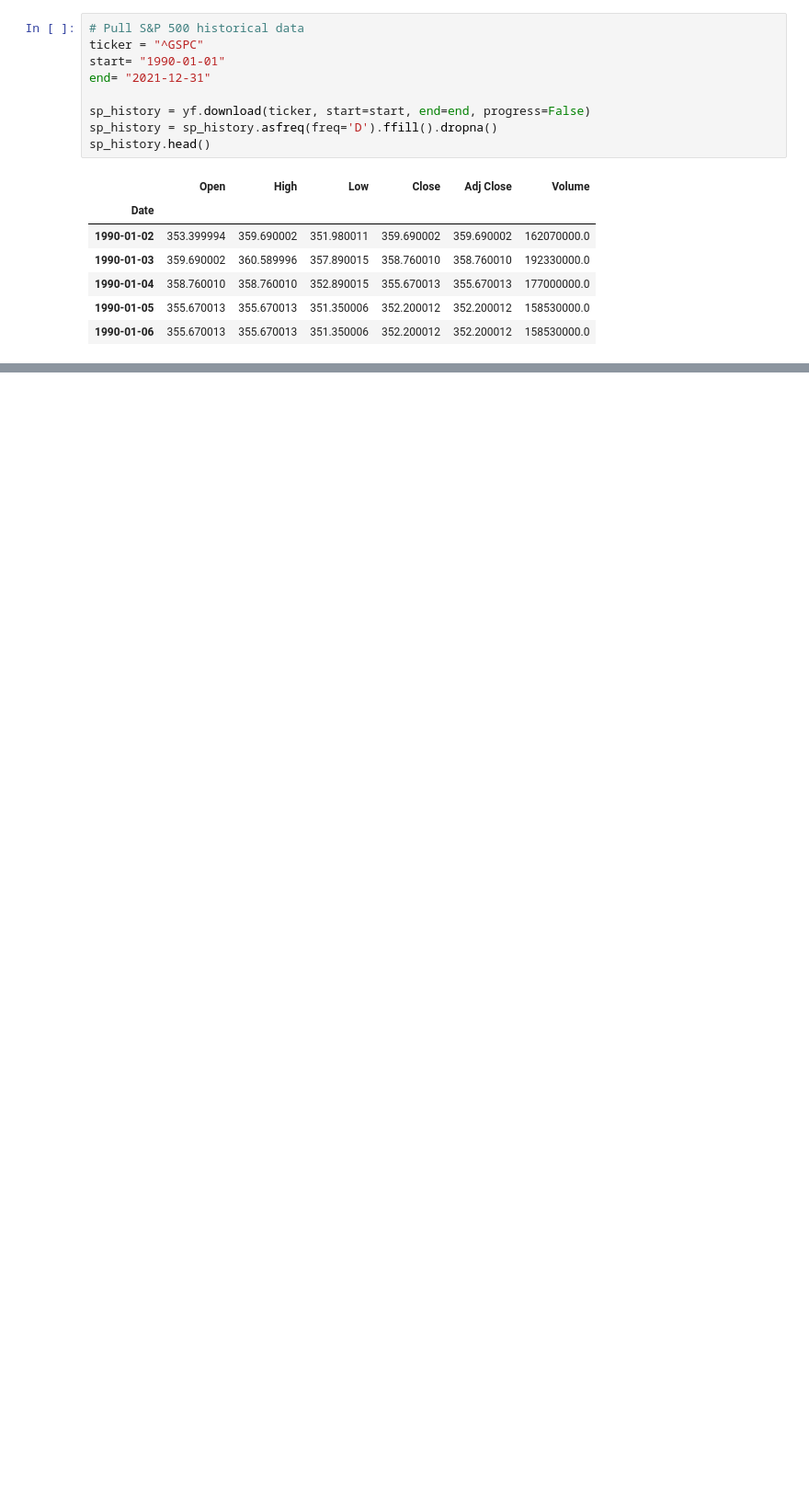
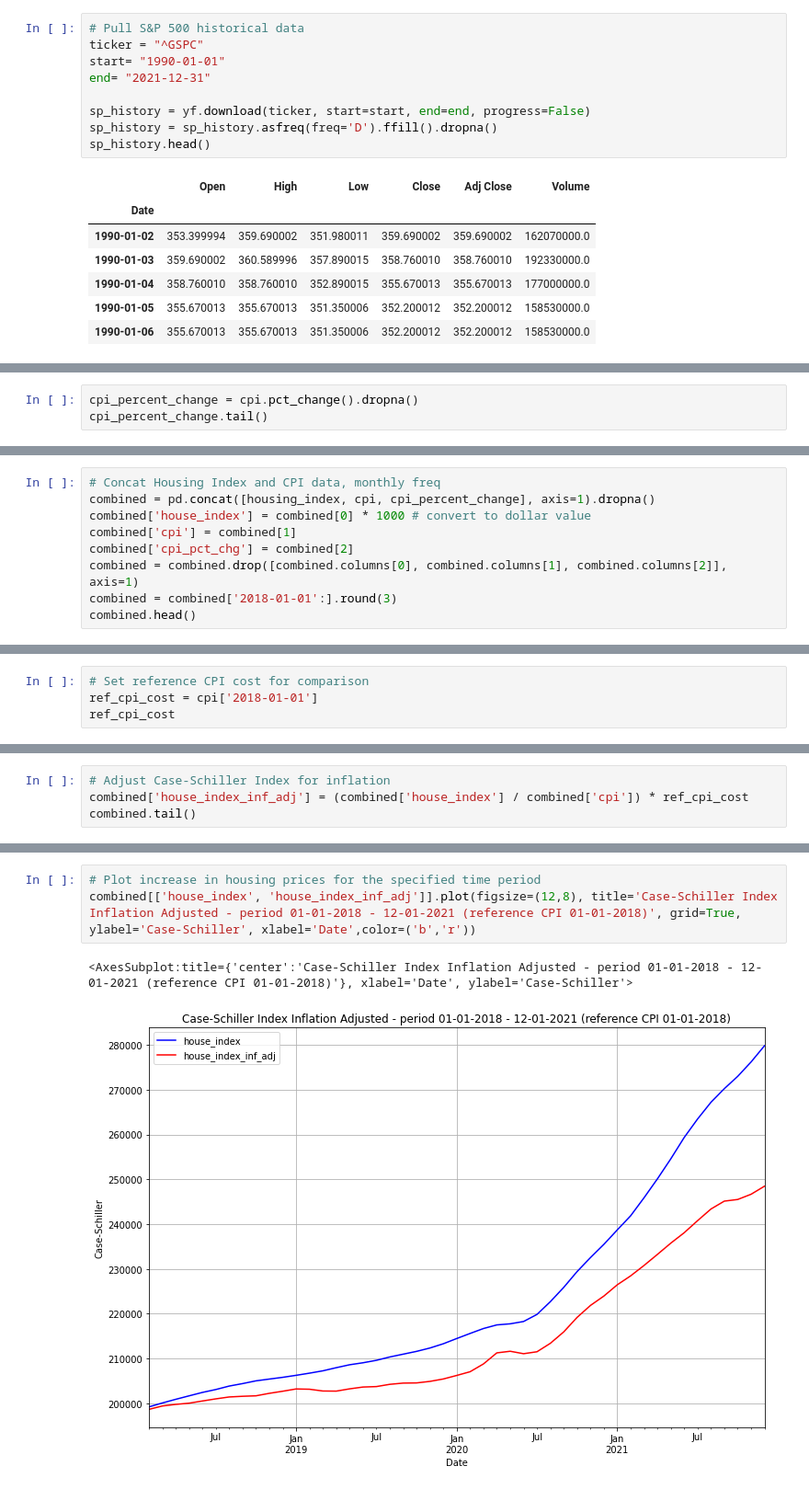
Before and after one commit to dbogatic/economic-indicators, a Jupyter notebook: housing.ipynb, the cells around one changed output, grey strips where cells are left out. Shown: that part at 92% size. Drawn from its saved outputs; the diff is of its cells as text; blank space fills up the shorter version.

Commit message:
add infl adj housing index

```diff
--- a/housing.ipynb
+++ b/housing.ipynb
@@ -67,0 +73,3 @@ ax2.legend(loc='upper right')
+# %%
+cpi_percent_change = cpi.pct_change().dropna()
+cpi_percent_change.tail()
@@ -67,0 +83,9 @@ ax2.legend(loc='upper right')
+# %%
+# Concat Housing Index and CPI data, monthly freq
+combined = pd.concat([housing_index, cpi, cpi_percent_change], axis=1).dropna()
+combined['house_index'] = combined[0] * 1000 # convert to dollar value
+combined['cpi'] = combined[1]
+combined['cpi_pct_chg'] = combined[2]
+combined = combined.drop([combined.columns[0], combined.columns[1], combined.columns[2]], axis=1)
+combined = combined['2018-01-01':].round(3)
+combined.head()
@@ -67,0 +99,4 @@ ax2.legend(loc='upper right')
+# %%
+# Set reference CPI cost for comparison
+ref_cpi_cost = cpi['2018-01-01']
+ref_cpi_cost
@@ -67,0 +105,4 @@ ax2.legend(loc='upper right')
+# %%
+# Adjust Case-Schiller Index for inflation
+combined['house_index_inf_adj'] = (combined['house_index'] / combined['cpi']) * ref_cpi_cost
+combined.tail()
@@ -67,0 +116,6 @@ ax2.legend(loc='upper right')
+# %%
+# Plot increase in housing prices for the specified time period
+combined[['house_index', 'house_index_inf_adj']].plot(figsize=(12,8), title='Case-Schiller Index Inflation Adjusted - period 01-01-2018 - 12-01-2021 (reference CPI 01-01-2018)', grid=True, ylabel='Case-Schiller', xlabel='Date',color=('b','r'))
+# %% [output]
+<AxesSubplot:title={'center':'Case-Schiller Index Inflation Adjusted - period 01-01-2018 - 12-01-2021 (reference CPI 01-01-2018)'}, xlabel='Date', ylabel='Case-Schiller'>
+[figure, added]
```
Also changed, not shown: parts of 8 cells of this notebook, 1 other file.
